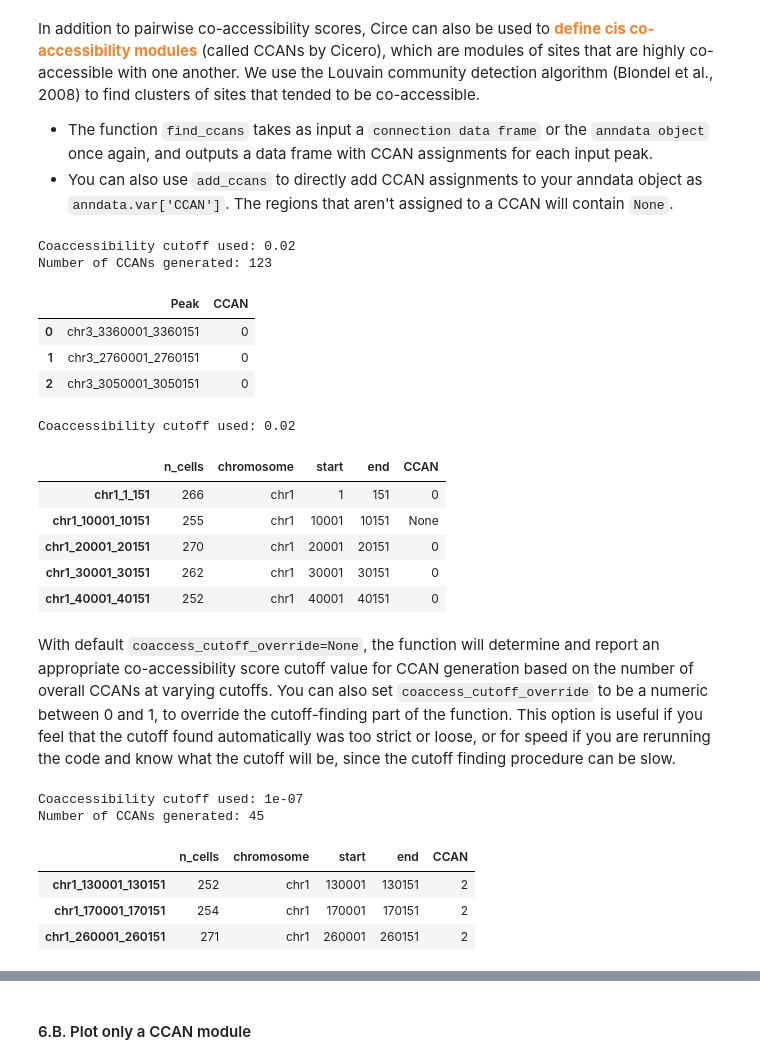
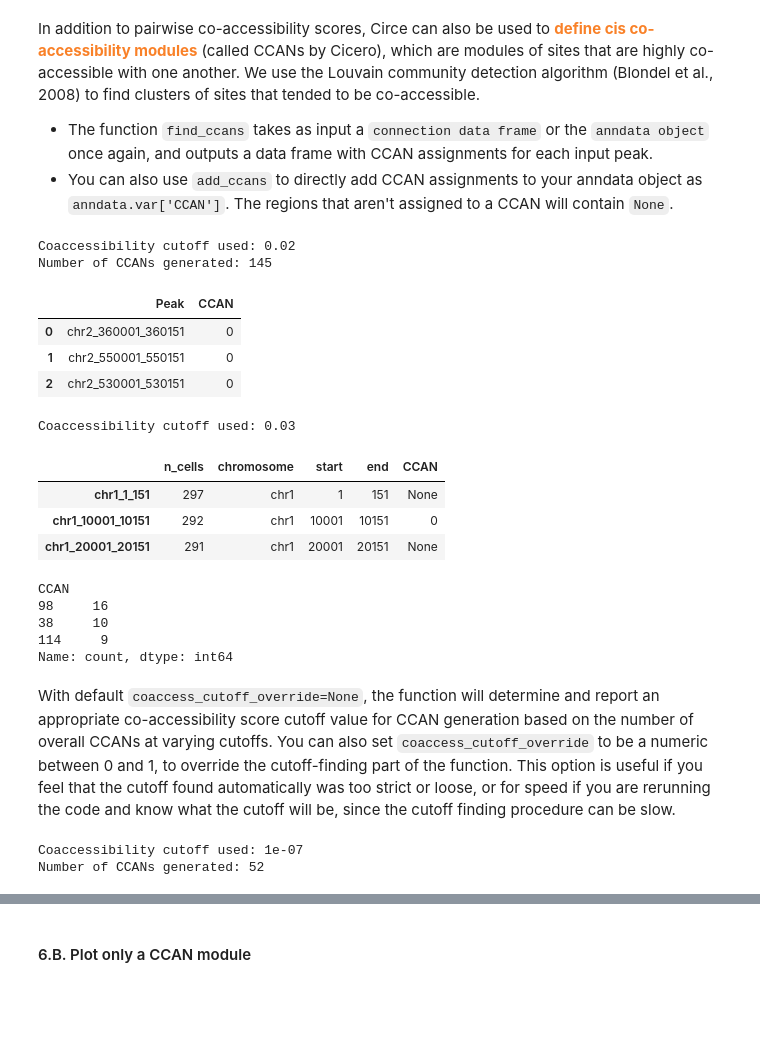
Before and after one commit to cantinilab/Circe, a Jupyter notebook: Examples/Minimal_example.ipynb, the cells around one changed output, grey strips where cells are left out. Saved outputs shown, nothing was run; the diff lists cells and outputs as text; code cells hidden in the pictures; blank space fills up the shorter version.

```diff
--- a/Examples/Minimal_example.ipynb
+++ b/Examples/Minimal_example.ipynb
@@ -66,8 +67,8 @@ This data doesn't contain strong correlation between fake regions, the score wil
 
 It will still allow us to demonstrate how to use Circe. :)
 # %%
-atac = sc.datasets.blobs(n_centers=10, n_variables=2_000, n_observations=300, random_state=0)
-atac.X = np.random.poisson(lam=2, size=atac.X.shape)
+atac = sc.datasets.blobs(n_centers=8, n_variables=2_000, n_observations=300, random_state=0)
+atac.X = np.random.poisson(lam=4, size=atac.X.shape)
 cell_names = [f"cell_{i}" for i in range(1, atac.shape[0]+1)]
 # number of chr_start_end region names
 region_names = [[f"chr{i}_{str(j)}_{str(j+150)}"
@@ -179,7 +178,7 @@ final_score = ci.sliding_graphical_lasso(
     n_samples=50,
     n_samples_maxtry=100,
     max_alpha_iteration=500,
-    verbose=True
+    verbose=0
 )
 atac.varp['atac_network'] = final_score
 # %% [output]
@@ -254,33 +255,32 @@ ccans = ci.find_ccans(circe_network, seed=0)
 ccans.head(3)
 # %% [output]
 Coaccessibility cutoff used: 0.02
-Number of CCANs generated: 123
+Number of CCANs generated: 145
 |  | Peak | CCAN |
-| 0 | chr3_3360001_3360151 | 0 |
-| 1 | chr3_2760001_2760151 | 0 |
-| 2 | chr3_3050001_3050151 | 0 |
+| 0 | chr2_360001_360151 | 0 |
+| 1 | chr2_550001_550151 | 0 |
+| 2 | chr2_530001_530151 | 0 |
 # %%
 atac = ci.add_ccans(atac)
-atac.var.head()
+atac.var.head(3)
 # %% [output]
-Coaccessibility cutoff used: 0.02
+Coaccessibility cutoff used: 0.03
 |  | n_cells | chromosome | start | end | CCAN |
-| chr1_1_151 | 266 | chr1 | 1 | 151 | 0 |
-| chr1_10001_10151 | 255 | chr1 | 10001 | 10151 | None |
-| chr1_20001_20151 | 270 | chr1 | 20001 | 20151 | 0 |
-| chr1_30001_30151 | 262 | chr1 | 30001 | 30151 | 0 |
-| chr1_40001_40151 | 252 | chr1 | 40001 | 40151 | 0 |
+| chr1_1_151 | 297 | chr1 | 1 | 151 | None |
+| chr1_10001_10151 | 292 | chr1 | 10001 | 10151 | 0 |
+| chr1_20001_20151 | 291 | chr1 | 20001 | 20151 | None |
+# %%
+atac.var['CCAN'].value_counts().head(3)
+# %% [output]
+CCAN
+98     16
+38     10
+114     9
+Name: count, dtype: int64
 # %% [markdown]
 With default `coaccess_cutoff_override=None`, the function will determine and report an appropriate co-accessibility score cutoff value for CCAN generation based on the number of overall CCANs at varying cutoffs. You can also set `coaccess_cutoff_override` to be a numeric between 0 and 1, to override the cutoff-finding part of the function. This option is useful if you feel that the cutoff found automatically was too strict or loose, or for speed if you are rerunning the code and know what the cutoff will be, since the cutoff finding procedure can be slow.
 # %%
 ccans = ci.find_ccans(circe_network, seed=0, coaccess_cutoff_override=1e-7)
 # %% [output]
 Coaccessibility cutoff used: 1e-07
-Number of CCANs generated: 45
+Number of CCANs generated: 52
-# %%
-atac.var[atac.var['CCAN']==2].head(3)
-# %% [output]
-|  | n_cells | chromosome | start | end | CCAN |
-| chr1_130001_130151 | 252 | chr1 | 130001 | 130151 | 2 |
-| chr1_170001_170151 | 254 | chr1 | 170001 | 170151 | 2 |
-| chr1_260001_260151 | 271 | chr1 | 260001 | 260151 | 2 |
```
Also changed, not shown: parts of 20 cells of this notebook, 5 other files.
